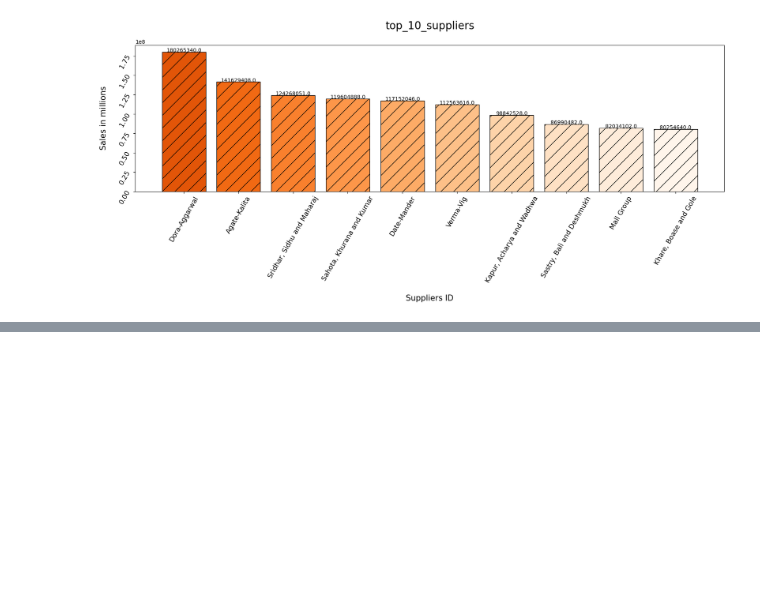
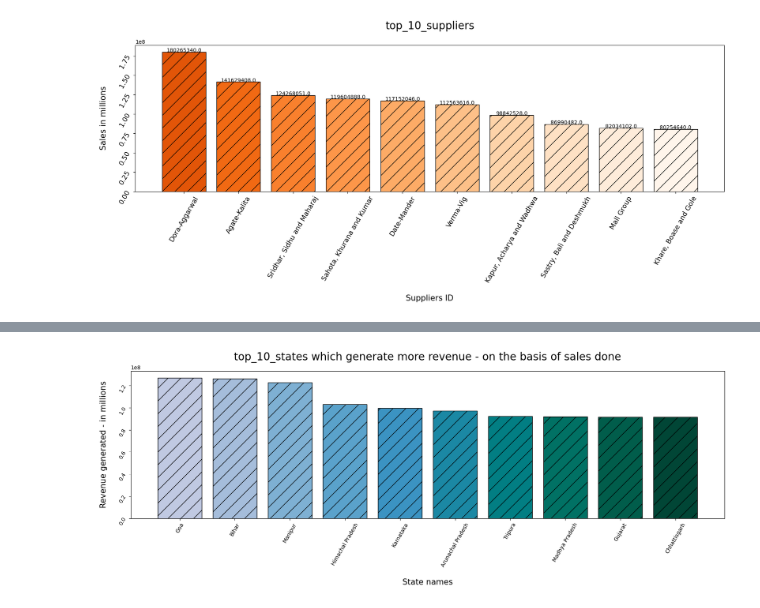
Before and after one commit to Anikaitmalik/Swift_market_data_analysis, a Jupyter notebook: swiftmarket.ipynb, the cells around one changed output, grey strips where cells are left out. Saved outputs shown, nothing was run; the diff lists cells and outputs as text; code cells hidden in the pictures; blank space fills up the shorter version.

```diff
--- a/swiftmarket.ipynb
+++ b/swiftmarket.ipynb
@@ -688,0 +691,9 @@ plt.yticks(rotation = 60 , size = 13)
+# %%
+query = """ select cs.state as state_name , sum(sl.totalprice) as total_Revenue_of_state
+from salesdata as sl
+join customers as cs
+on cs.CustomerID = sl.CustomerID
+group by cs.state
+order by total_Revenue_of_state desc;"""
+
+df = read_query(query)
@@ -688,0 +722,2 @@ plt.yticks(rotation = 60 , size = 13)
+# %%
+df  = df.iloc[ : 10 ,: ]
@@ -688,0 +738,23 @@ plt.yticks(rotation = 60 , size = 13)
+# %%
+state = df["state_name"].values
+revenue = df["total_Revenue_of_state"].astype(float).values
+# %%
+cmap_values = np.linspace(0.3,1,10)
+cmap = plt.cm.PuBuGn(cmap_values)
+# %%
+plt.figure(figsize =(20,5))
+
+plt.bar(x = state , height = revenue, color = cmap , edgecolor = "black" , hatch = "/")
+
+
+
+plt.title("top_10_states which generate more revenue - on the basis of sales done", pad = 20 , size = 20 )
+plt.xlabel("State names" , labelpad = 20, size = 15 )
+plt.ylabel("Revenue generated - in millions", labelpad = 20, size = 15 )
+
+plt.xticks(size =10 ,rotation = 60)
+plt.yticks(size = 10 ,rotation = 60)
+
+plt.show()
+# %% [output]
+[figure, added]
```
Also changed, not shown: parts of 4 cells of this notebook.
